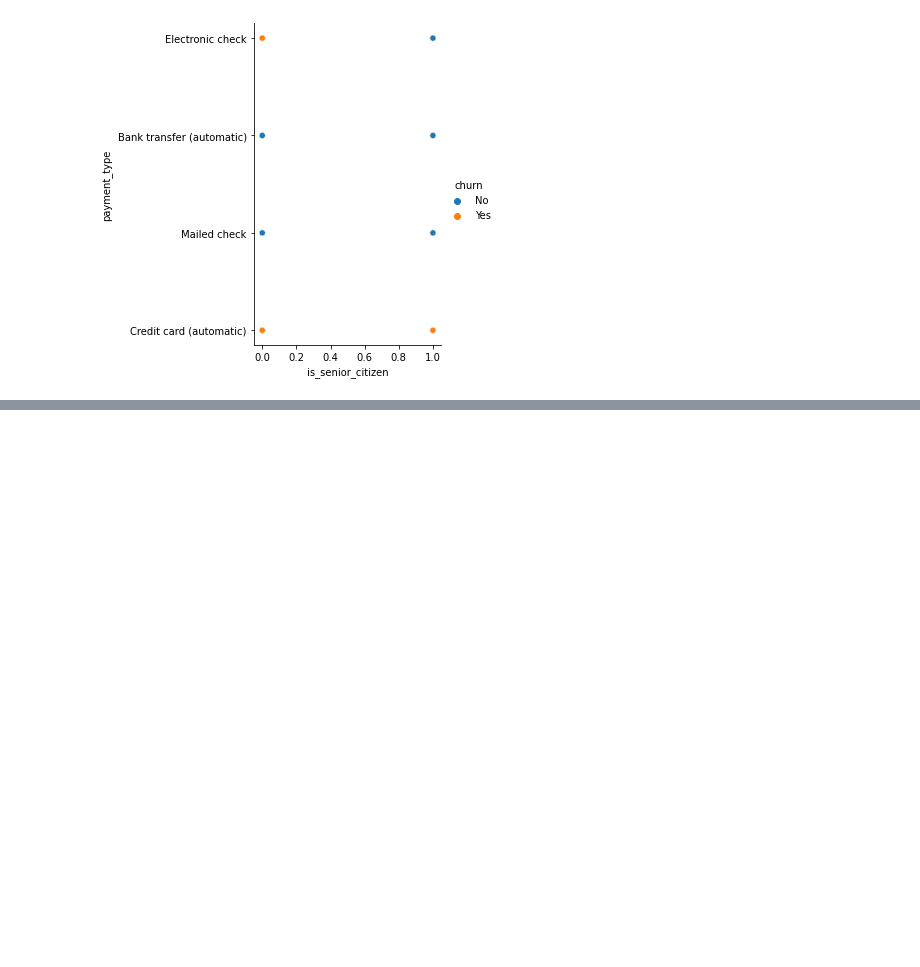
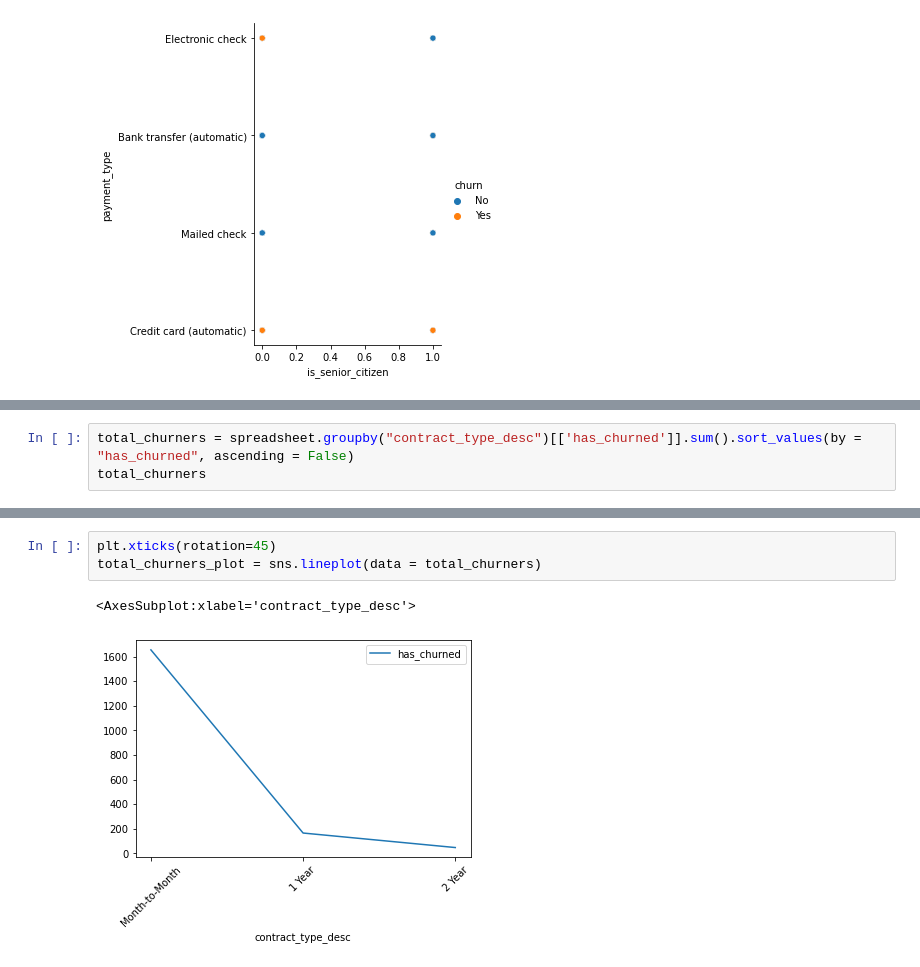
Before and after one commit to EmmanuelAzua/numpy-pandas-visualization-exercises, a Jupyter notebook: telco_churn.ipynb, the cells around one changed output, grey strips where cells are left out. Saved outputs shown, nothing was run; the diff lists cells and outputs as text; blank space fills up the shorter version.

Commit message:
Second Visualization Project Update 2 days ago

```diff
--- a/telco_churn.ipynb
+++ b/telco_churn.ipynb
@@ -481,0 +484,3 @@ Name: has_internet, dtype: int64
+# %%
+total_churners = spreadsheet.groupby("contract_type_desc")[['has_churned']].sum().sort_values(by = "has_churned", ascending = False)
+total_churners
@@ -481,0 +515,6 @@ Name: has_internet, dtype: int64
+# %%
+plt.xticks(rotation=45)
+total_churners_plot = sns.lineplot(data = total_churners)
+# %% [output]
+<AxesSubplot:xlabel='contract_type_desc'>
+[figure, added]
```
Also changed, not shown: parts of 7 cells of this notebook, 1 other file.
